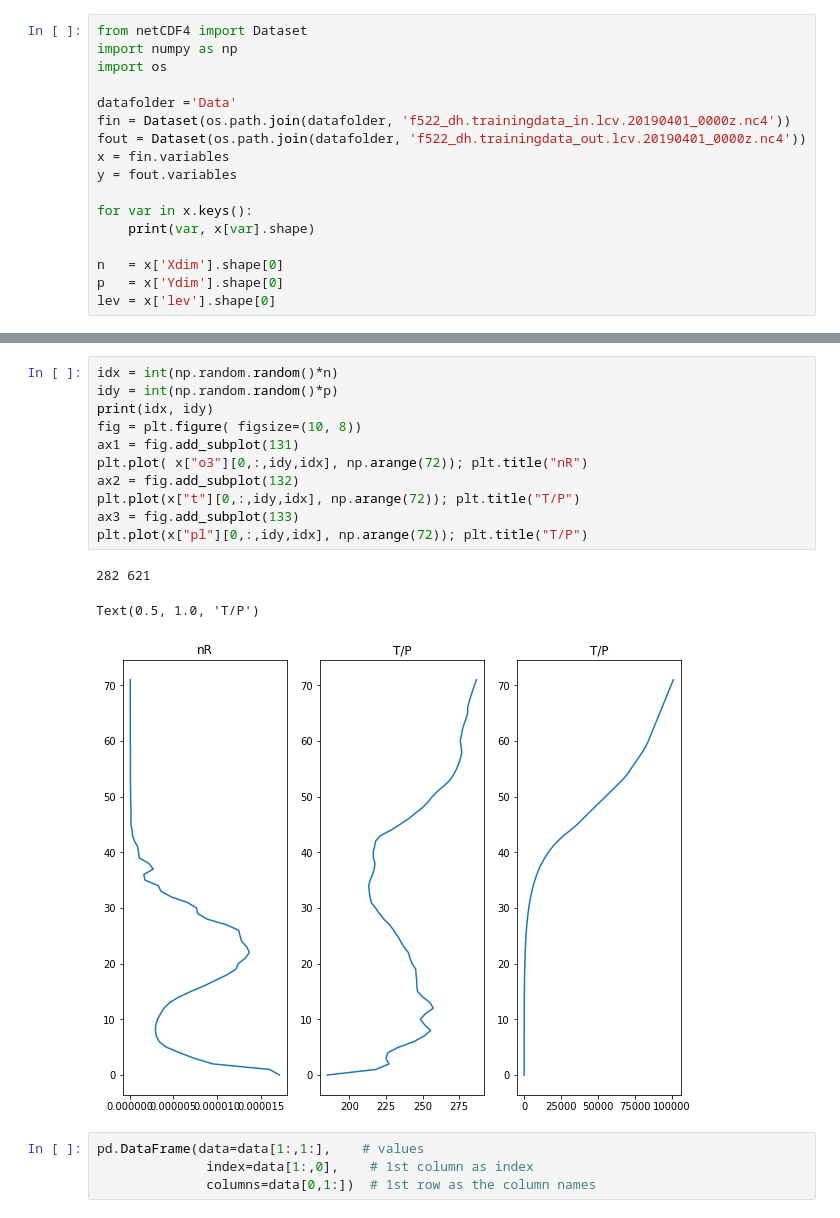
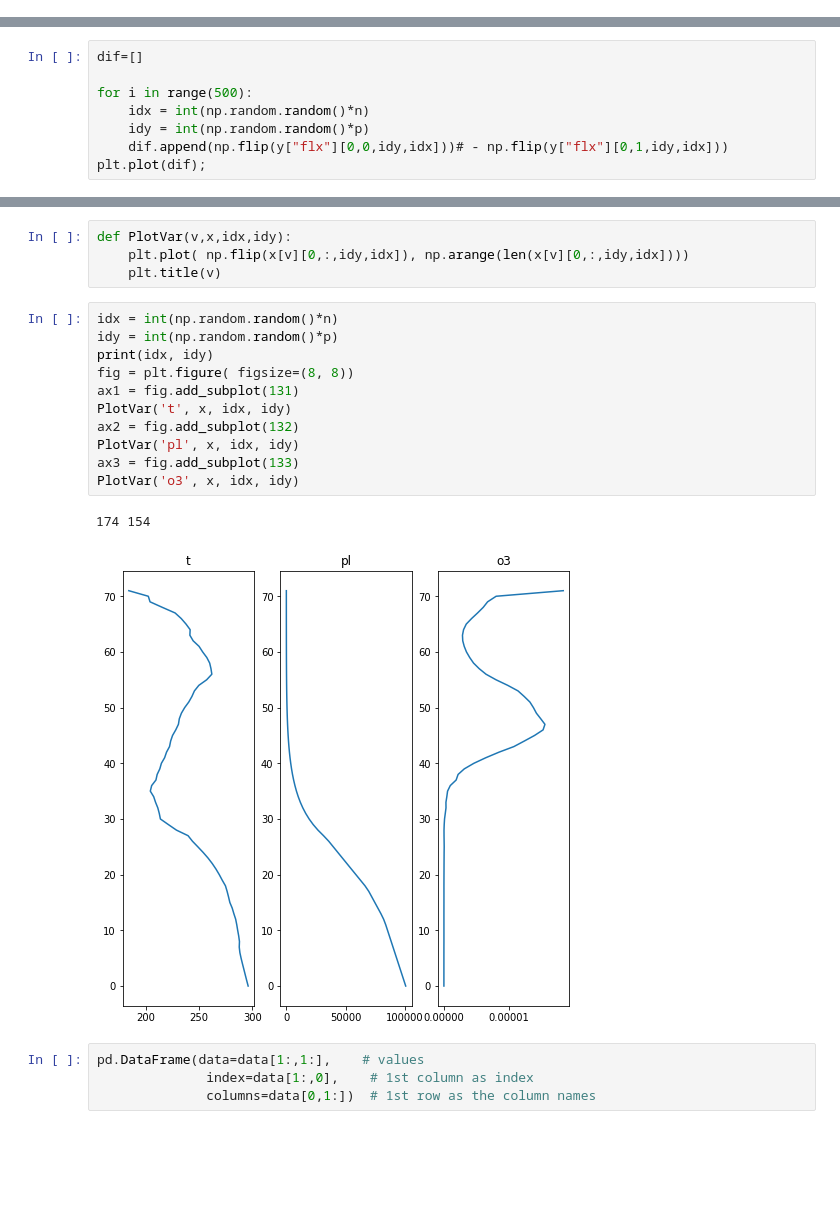
Before and after one commit to VIsh76/FLX_NN_emulation, a Jupyter notebook: DataChecking.ipynb, the cells around one changed output, grey strips where cells are left out. Drawn from its saved outputs; the diff is of its cells as text; blank space fills up the shorter version.

```diff
--- a/DataChecking.ipynb
+++ b/DataChecking.ipynb
@@ -1,17 +0,0 @@
-# %%
-from netCDF4 import Dataset
-import numpy as np
-import os
-
-datafolder ='Data'
-fin = Dataset(os.path.join(datafolder, 'f522_dh.trainingdata_in.lcv.20190401_0000z.nc4'))
-fout = Dataset(os.path.join(datafolder, 'f522_dh.trainingdata_out.lcv.20190401_0000z.nc4'))
-x = fin.variables
-y = fout.variables
-
-for var in x.keys():
-    print(var, x[var].shape)
-
-n   = x['Xdim'].shape[0]
-p   = x['Ydim'].shape[0]
-lev = x['lev'].shape[0]
@@ -93,0 +56,8 @@ filling on
+# %%
+dif=[]
+
+for i in range(500):
+    idx = int(np.random.random()*n)
+    idy = int(np.random.random()*p)
+    dif.append(np.flip(y["flx"][0,0,idy,idx]))# - np.flip(y["flx"][0,1,idy,idx]))
+plt.plot(dif);
@@ -94,18 +90,21 @@ filling on
+# %%
+def PlotVar(v,x,idx,idy):
+    plt.plot( np.flip(x[v][0,:,idy,idx]), np.arange(len(x[v][0,:,idy,idx])))
+    plt.title(v)
 # %%
 idx = int(np.random.random()*n)
 idy = int(np.random.random()*p)
 print(idx, idy)
-fig = plt.figure( figsize=(10, 8))
+fig = plt.figure( figsize=(8, 8))
 ax1 = fig.add_subplot(131)
-plt.plot( x["o3"][0,:,idy,idx], np.arange(72)); plt.title("nR")
+PlotVar('t', x, idx, idy)
 ax2 = fig.add_subplot(132)
-plt.plot(x["t"][0,:,idy,idx], np.arange(72)); plt.title("T/P")
+PlotVar('pl', x, idx, idy)
 ax3 = fig.add_subplot(133)
-plt.plot(x["pl"][0,:,idy,idx], np.arange(72)); plt.title("T/P")
+PlotVar('o3', x, idx, idy)
 # %% [output]
-282 621
+174 154
-Text(0.5, 1.0, 'T/P')
-[figure, old version]
+[figure, new version]
 # %%
 pd.DataFrame(data=data[1:,1:],    # values
               index=data[1:,0],    # 1st column as index
```
Also changed, not shown: parts of 24 cells of this notebook, 8 other files.
